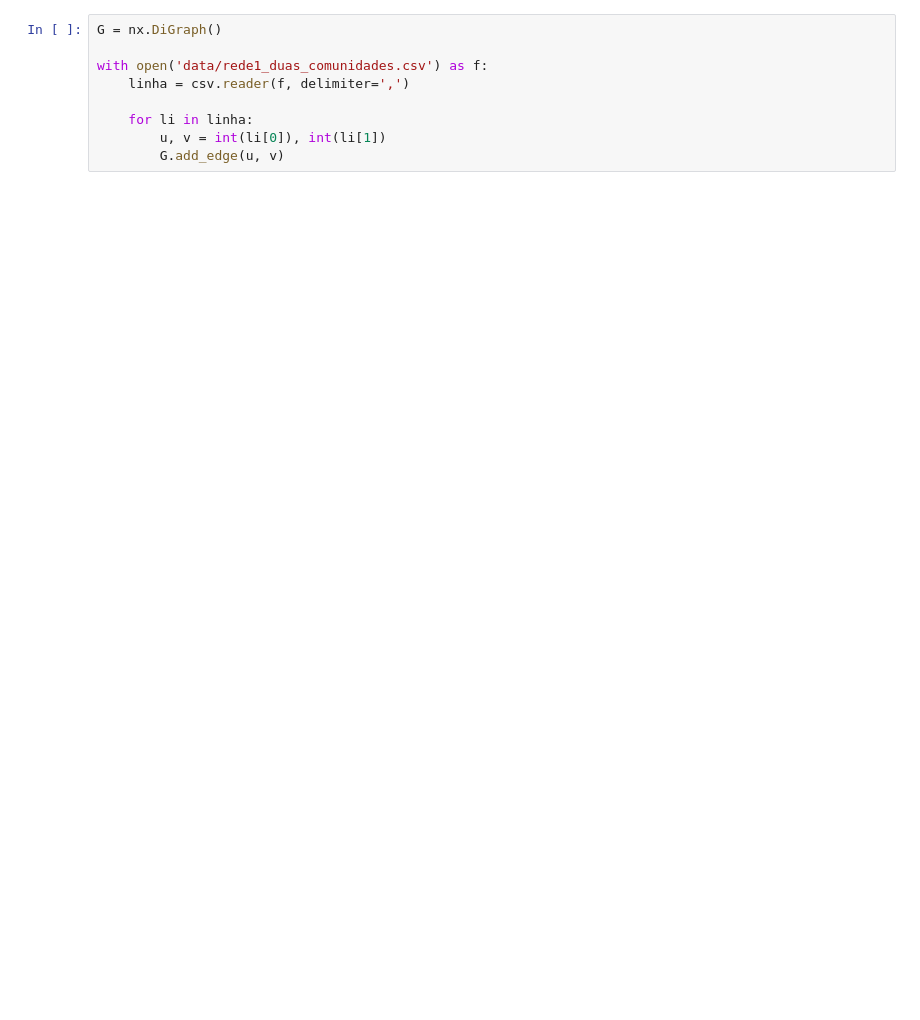
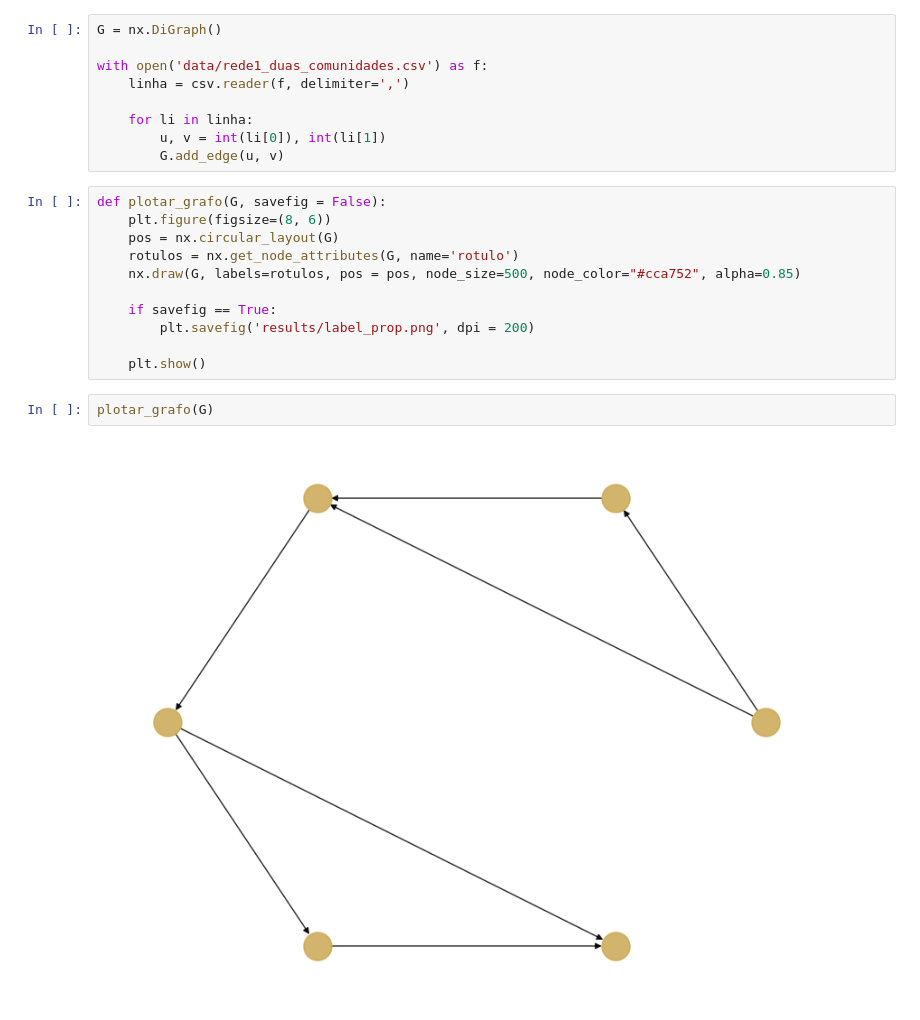
Before and after one commit to RodrigoZonzin/data_science_ufsj, a Jupyter notebook: datascience02/comecando.ipynb, the cells around one changed output. Drawn from its saved outputs; the diff is of its cells as text; blank space fills up the shorter version.

Commit message:
Erro: gerando uma unica comunidade com rotulo 5

```diff
--- a/datascience02/comecando.ipynb
+++ b/datascience02/comecando.ipynb
@@ -12,3 +14,18 @@ with open('data/rede1_duas_comunidades.csv') as f:
     for li in linha:
         u, v = int(li[0]), int(li[1])
         G.add_edge(u, v)
+# %%
+def plotar_grafo(G, savefig = False):
+    plt.figure(figsize=(8, 6))
+    pos = nx.circular_layout(G)
+    rotulos = nx.get_node_attributes(G, name='rotulo')
+    nx.draw(G, labels=rotulos, pos = pos, node_size=500, node_color="#cca752", alpha=0.85)
+
+    if savefig == True:
+        plt.savefig('results/label_prop.png', dpi = 200)
+
+    plt.show()
+# %%
+plotar_grafo(G)
+# %% [output]
+[figure, added]
```
Also changed, not shown: parts of 4 cells of this notebook.
